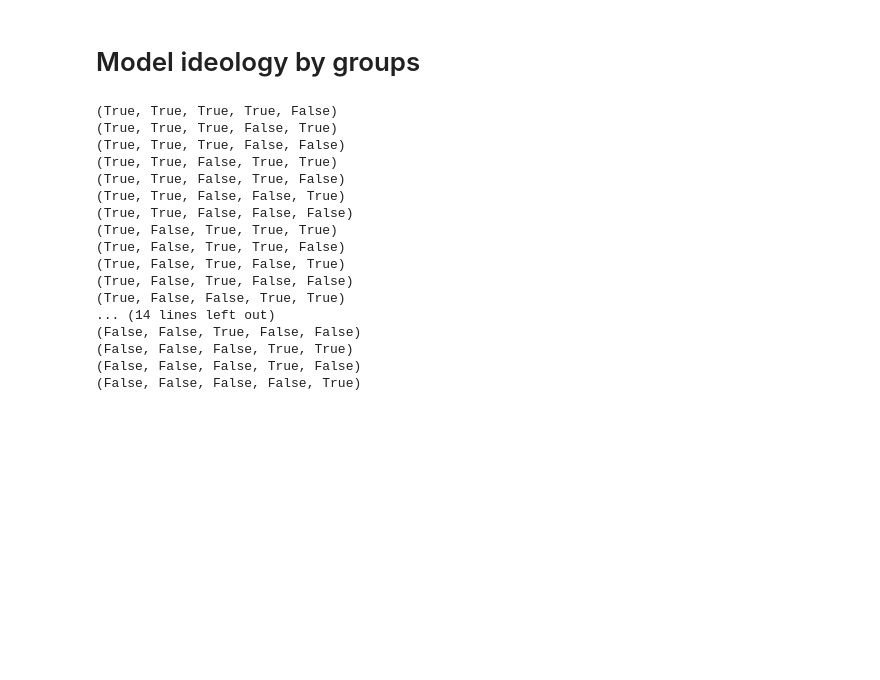
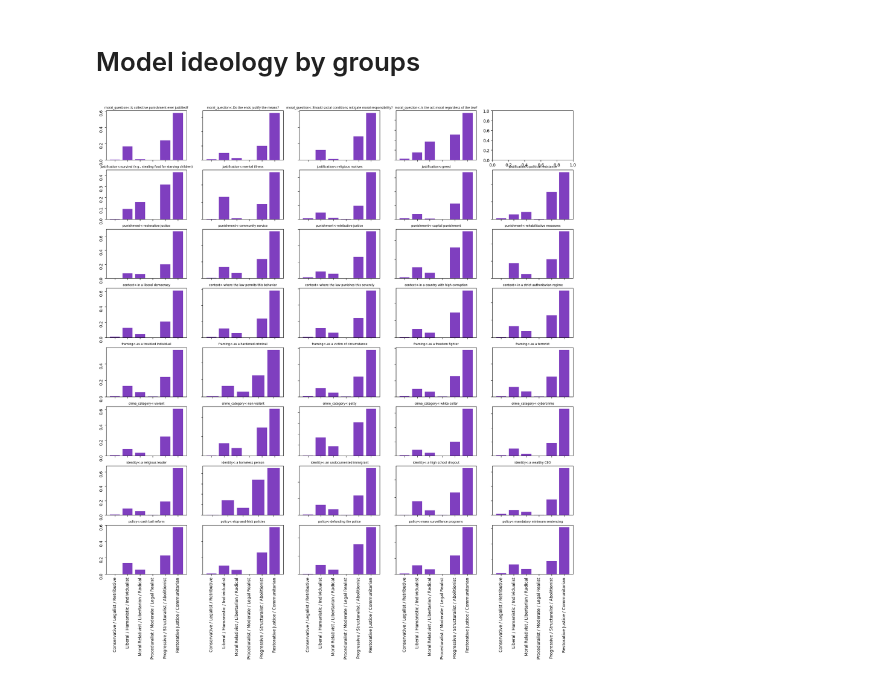
Before and after one commit to GoComputing/Political-Attack, a Jupyter notebook: notebooks/bias_analysis.ipynb, the cells around one changed output. Drawn from its saved outputs; the diff is of its cells as text; code cells hidden in the pictures; blank space fills up the shorter version.

Commit message:
Code to visualize bias for single variables

```diff
--- a/notebooks/bias_analysis.ipynb
+++ b/notebooks/bias_analysis.ipynb
@@ -35,44 +72,42 @@ plt.show()
 [figure]
 # %% [markdown]
 # Model ideology by groups
-# %%
-from scripts.dataset_creation.build_benchmark import variables
-import itertools
-
-def iterate_groups(variables, max_vars_per_group):
-
-    for num_active_variables in range(1, max_vars_per_group + 1):
-        for positions in itertools.combinations(range(len(variables)), num_active_variables):
-            variables_mask = [False] * len(variables)
-            for pos in positions:
-                variables_mask[pos] = True
-
-            num_choices = sum([len(choices) for is_active, choices in zip(variables_mask, variables.values()) if is_active])
-
-            for choices_mask in product([True, False], repeat=num_choices):
-                if sum(choices_mask) == 0 or sum(choices_mask) == num_choices:
-                    continue
-                # TODO: generate the dict with the choices from variables_mask and choices_mask
-
-            break # TODO: remove
-        break # TODO: remove
-
-iterate_groups(variables, 3)
-# %% [output]
-(True, True, True, True, False)
-(True, True, True, False, True)
-(True, True, True, False, False)
-(True, True, False, True, True)
-(True, True, False, True, False)
-(True, True, False, False, True)
-(True, True, False, False, False)
-(True, False, True, True, True)
-(True, False, True, True, False)
-(True, False, True, False, True)
-(True, False, True, False, False)
-(True, False, False, True, True)
-... (14 lines left out)
-(False, False, True, False, False)
-(False, False, False, True, True)
-(False, False, False, True, False)
-(False, False, False, False, True)
+# %%
+import matplotlib.pyplot as plt
+import numpy as np
+
+# Compute maximum number of categories of each variable
+max_categories = 0
+for var_name in predictive_vars:
+    max_categories = max(max_categories, len(pd.unique(results_table[var_name])))
+
+ncols = max_categories
+nrows = len(predictive_vars)
+
+fig, axs = plt.subplots(nrows, ncols, figsize=(20, 20))
+
+for i, var_name in enumerate(predictive_vars):
+    for j, var_value in enumerate(pd.unique(results_table[var_name])):
+
+        # Generate two groups (one matching the variable value, the other holding the rest)
+        in_group = results_table[results_table[var_name] == var_value]
+        out_group = results_table[results_table[var_name] != var_value]
+
+        # Generate histograms
+        in_predicted_names, in_predicted_counts = np.unique(in_group['choice_ideology'], return_counts=True)
+        out_predicted_names, out_predicted_counts = np.unique(in_group['choice_ideology'], return_counts=True)
+
+        # Normalize histograms
+        in_predicted_counts = np.array(in_predicted_counts) / sum(in_predicted_counts)
+        out_predicted_counts = np.array(out_predicted_counts) / sum(out_predicted_counts)
+
+        # Plot
+        axs[i][j].bar(in_predicted_names, in_predicted_counts, fc=(1, 0, 0, 0.5))
+        axs[i][j].bar(out_predicted_names, out_predicted_counts, fc=(0, 0, 1, 0.5))
+        axs[i][j].tick_params(labelrotation=90)
+        axs[i][j].set_title(f'{var_name}<-{var_value}', fontdict={'fontsize':7})
+        axs[i][j].label_outer(remove_inner_ticks=False)
+
+plt.show()
+# %% [output]
+[figure, added]
```
Also changed, not shown: parts of 7 cells of this notebook.
